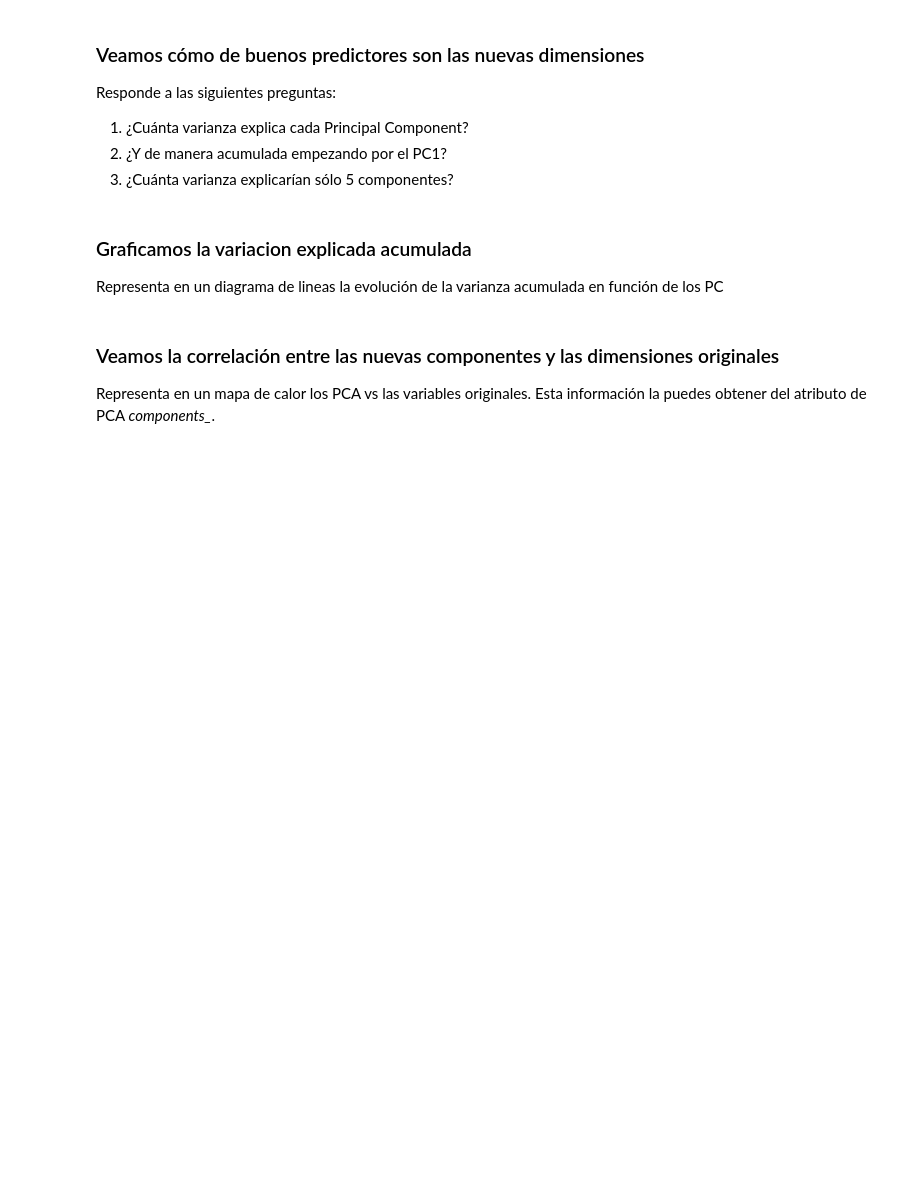
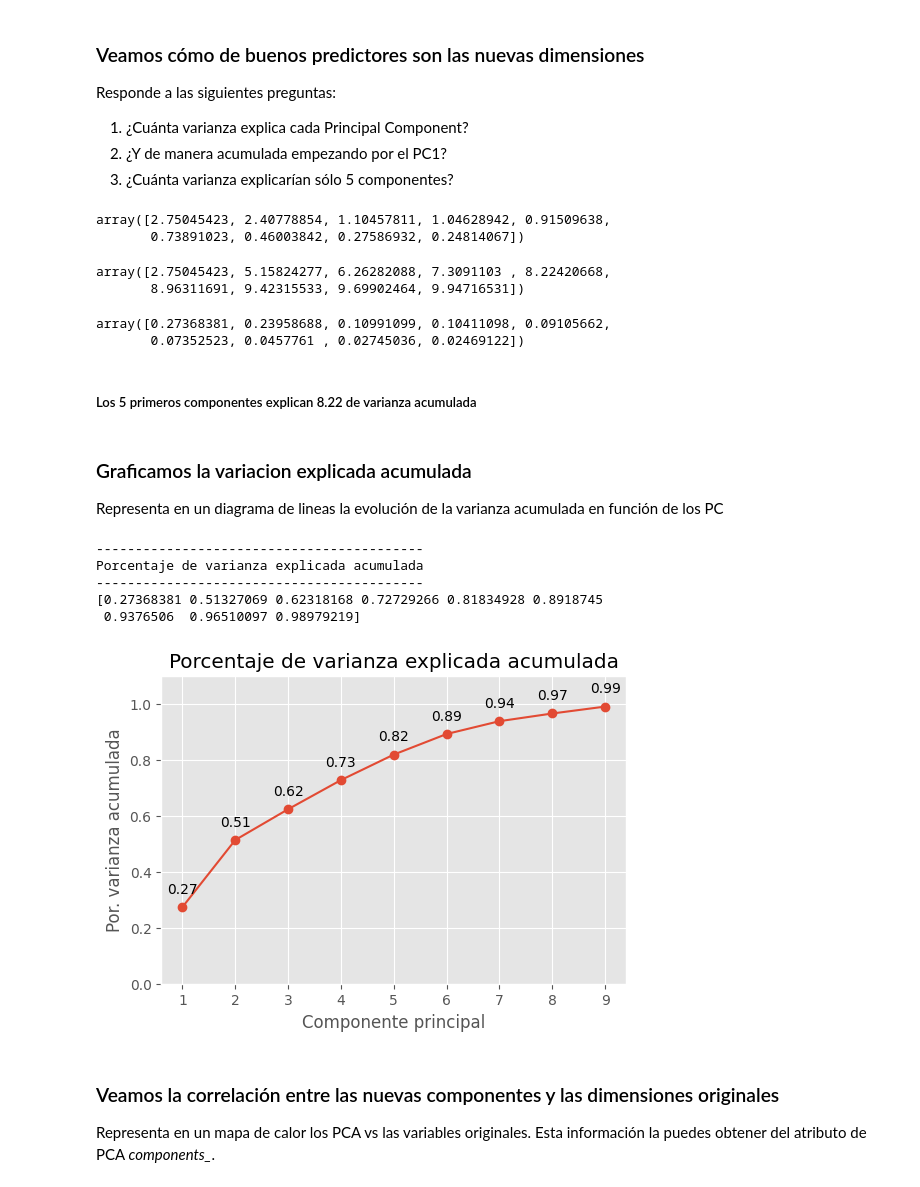
Before and after one commit to InigoLopez1999/2503_dsft_thebridge_inigolopez, a Jupyter notebook: 3-Machine_Learning/2-No_Supervisado/2-PCA/Practica/2_PCA Alquier Compra.ipynb, the cells around one changed output. Cells and saved outputs as stored; diff of their text form; code cells hidden in the pictures; blank space fills up the shorter version.

```diff
--- a/3-Machine_Learning/2-No_Supervisado/2-PCA/Practica/2_PCA Alquier Compra.ipynb
+++ b/3-Machine_Learning/2-No_Supervisado/2-PCA/Practica/2_PCA Alquier Compra.ipynb
@@ -114,3 +102,6 @@ analisis_univariante(alquilar)
 # %% [markdown]
 ## Estandariza los datos
 Como el objetivo de estos primeros apartados no es encontrar el mejor modelo con el mejor accuracy, por sencillez, no es necesario dividir en train y test.
+# %%
+escalador = StandardScaler()
+alqui_escal = escalador.fit_transform(alquilar)
@@ -117,3 +124,7 @@ Como el objetivo de estos primeros apartados no es encontrar el mejor modelo con
 # %% [markdown]
 ## Aplicamos PCA
 Aplica el algoritmo de PCA para 9 components, es decir, para todas las features
+# %%
+pca = PCA(n_components= 9)
+# %%
+modelo = pca.fit(alqui_escal)
@@ -123,9 +138,67 @@ Responde a las siguientes preguntas:
 1. ¿Cuánta varianza explica cada Principal Component?
 2. ¿Y de manera acumulada empezando por el PC1?
 3. ¿Cuánta varianza explicarían sólo 5 componentes?
+# %%
+modelo.explained_variance_
+# %% [output]
+array([2.75045423, 2.40778854, 1.10457811, 1.04628942, 0.91509638,
+       0.73891023, 0.46003842, 0.27586932, 0.24814067])
+# %%
+modelo.explained_variance_.cumsum()
+# %% [output]
+array([2.75045423, 5.15824277, 6.26282088, 7.3091103 , 8.22420668,
+       8.96311691, 9.42315533, 9.69902464, 9.94716531])
+# %%
+modelo.explained_variance_ratio_
+# %% [output]
+array([0.27368381, 0.23958688, 0.10991099, 0.10411098, 0.09105662,
+       0.07352523, 0.0457761 , 0.02745036, 0.02469122])
+# %% [markdown]
+##### Los 5 primeros componentes explican 8.22 de varianza acumulada
 # %% [markdown]
 ### Graficamos la variacion explicada acumulada
 Representa en un diagrama de lineas la evolución de la varianza acumulada en función de los PC
+# %%
+# Porcentaje de varianza explicada acumulada
+# ==============================================================================
+
+prop_varianza_acum = modelo.explained_variance_ratio_.cumsum()
+
+print('------------------------------------------')
+print('Porcentaje de varianza explicada acumulada')
+print('------------------------------------------')
+print(prop_varianza_acum)
+
+fig, ax = plt.subplots(nrows=1, ncols=1, figsize=(6, 4))
+
+ax.plot(
+    np.arange(1, modelo.n_components_ + 1),
+    prop_varianza_acum,
+    marker='o'
+)
+
+for x, y in zip(np.arange(1, modelo.n_components_ + 1), prop_varianza_acum):
+    label = round(y, 2)
+    ax.annotate(
+        label,
+        (x, y),
+        textcoords="offset points",
+        xytext=(0, 10),
+        ha='center'
+    )
+
+ax.set_ylim(0, 1.1)
+ax.set_xticks(np.arange(1, modelo.n_components_ + 1))
+ax.set_title('Porcentaje de varianza explicada acumulada')
+ax.set_xlabel('Componente principal')
+ax.set_ylabel('Por. varianza acumulada');
+# %% [output]
+------------------------------------------
+Porcentaje de varianza explicada acumulada
+------------------------------------------
+[0.27368381 0.51327069 0.62318168 0.72729266 0.81834928 0.8918745
+ 0.9376506  0.96510097 0.98979219]
+[figure, added]
 # %% [markdown]
 ### Veamos la correlación entre las nuevas componentes y las dimensiones originales
 Representa en un mapa de calor los PCA vs las variables originales. Esta información la puedes obtener del atributo de PCA *components_*.
```
Also changed, not shown: parts of 7 cells of this notebook.
